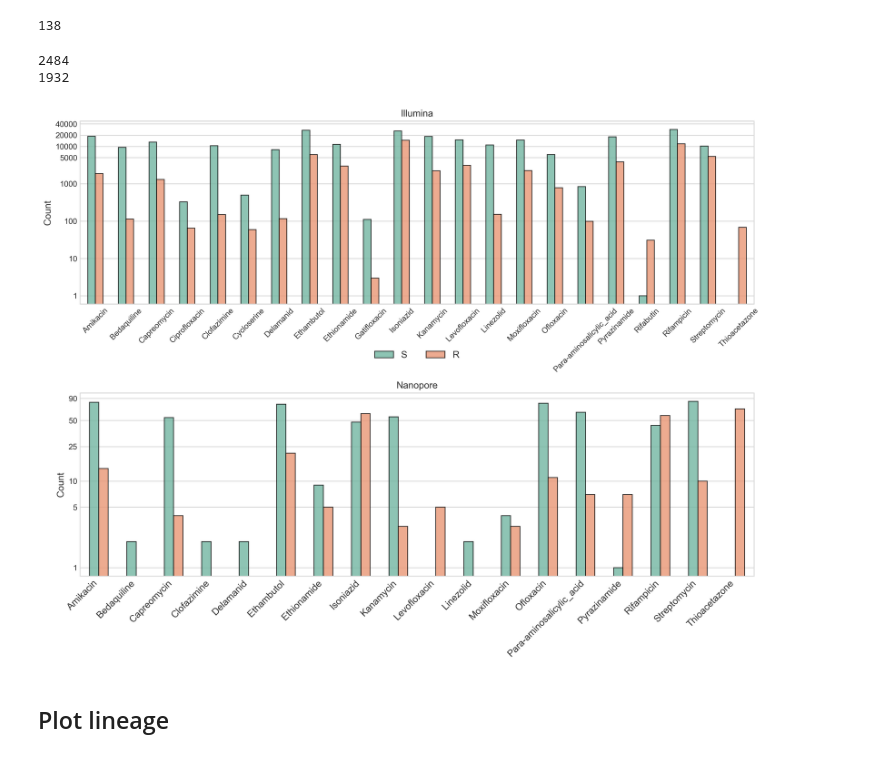
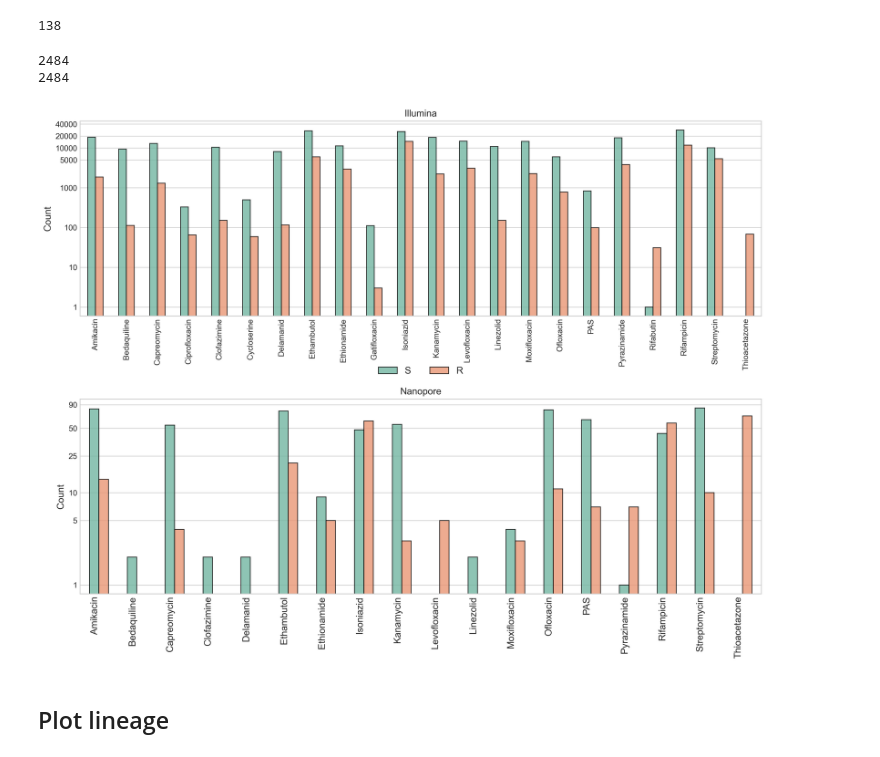
Before and after one commit to mbhall88/drprg-paper, a Jupyter notebook: workflow/notebook/plotting.ipynb, the cells around one changed output. Cells and saved outputs as stored; diff of their text form; code cells hidden in the pictures.

```diff
--- a/workflow/notebook/plotting.ipynb
+++ b/workflow/notebook/plotting.ipynb
@@ -793,11 +793,12 @@ len(pheno_df)
 44709
 # %%
 pheno_df.set_index("run", inplace=True)
+pheno_df.rename(columns={"para-aminosalicylic_acid": "PAS"}, inplace=True)
 drop_cols = {"biosample", "bioproject"}
 pheno_df = pheno_df.drop(columns=drop_cols).melt(ignore_index=False, var_name="drug", value_name="phenotype").reset_index()
 # %%
 print(len(pheno_df))
-pheno_df.query("drug in @drugs", inplace=True)
+# pheno_df.query("drug in @drugs", inplace=True)
 print(len(pheno_df))
 # %% [output]
 983598
@@ -833,55 +834,84 @@ len(ont_pheno_df)
 138
 # %%
 ont_pheno_df.set_index("run", inplace=True)
+ont_pheno_df.rename(columns={"para-aminosalicylic_acid": "PAS"}, inplace=True)
 ont_pheno_df = ont_pheno_df.drop(columns=drop_cols).melt(ignore_index=False, var_name="drug", value_name="phenotype").reset_index()
 # %%
 print(len(ont_pheno_df))
-ont_pheno_df.query("drug in @drugs", inplace=True)
+# ont_pheno_df.query("drug in @drugs", inplace=True)
 print(len(ont_pheno_df))
 # %% [output]
 2484
-1932
+2484
 # %%
 fig, axes = plt.subplots(nrows=2, dpi=300, figsize=(13, 10), sharex=False)
 fontsize = 12
-rotation = 45
+rotation = 90
 ax = axes.flatten()[0]
-data = pheno_df.dropna()
+data = pheno_df.dropna().sort_values(by="drug")
 ax.set_title("Illumina")
 counts = data.groupby(["drug", "phenotype"]).count().reset_index()
-counts["drug"] = [s.capitalize() for s in counts["drug"]]
-sns.barplot(data=counts, x="drug", y="run", hue="phenotype", ax=ax, palette=CMAP, hue_order=["S", "R"], linewidth=1, edgecolor="black", alpha=0.8, width=0.5)
+drugs = [s.capitalize() if not s.isupper() else s for s in counts["drug"]]
+counts["drug"] = drugs
+sns.barplot(
+    data=counts,
+    x="drug",
+    y="run",
+    hue="phenotype",
+    ax=ax,
+    palette=CMAP,
+    hue_order=["S", "R"],
+    order=sorted(set(drugs)),
+    linewidth=1,
+    edgecolor="black",
+    alpha=0.8,
+    width=0.5
+)
 yticks = [1, 10, 100, 1000, 5000, 10000, 20000, 40000]
 ax.set_yscale("log")
 ax.set_yticks(yticks)
 ax.set_yticklabels(yticks)
 ax.set_ylabel("Count", fontsize=fontsize)
 ax.set_xlabel("")
 legend_props = dict(
     loc="lower center",
     prop=dict(size=fontsize),
     frameon=False,
     ncol=2,
 )
 ax.legend(bbox_to_anchor=(0.5, -0.35), **legend_props)
 # _ = ax.set_xticks(ax.get_xticks(), rotation=80)
 ax.tick_params(labelrotation=rotation, axis="x")
 
 ax = axes.flatten()[1]
 data = ont_pheno_df.dropna()
 ax.set_title("Nanopore")
 counts = data.groupby(["drug", "phenotype"]).count().reset_index()
-counts["drug"] = [s.capitalize() for s in counts["drug"]]
-sns.barplot(data=counts, x="drug", y="run", hue="phenotype", ax=ax, palette=CMAP, hue_order=["S", "R"], linewidth=1, edgecolor="black", alpha=0.8, width=0.5)
+drugs = [s.capitalize() if not s.isupper() else s for s in counts["drug"]]
+counts["drug"] = drugs
+sns.barplot(
+    data=counts,
+    x="drug",
+    y="run",
+    hue="phenotype",
+    ax=ax,
+    palette=CMAP,
+    hue_order=["S", "R"],
+    order=sorted(set(drugs)),
+    linewidth=1,
+    edgecolor="black",
+    alpha=0.8,
+    width=0.5
+)
 yticks = [1, 5, 10, 25, 50, 90]
 ax.set_yscale("log")
 ax.set_yticks(yticks)
 ax.set_yticklabels(yticks)
 ax.set_ylabel("Count", fontsize=fontsize)
 ax.set_xlabel("")
 plt.xticks(rotation=rotation, ha='right', fontsize=fontsize)
 ax.get_legend().remove()
 plt.tight_layout()
 # %% [output]
-[figure, old version]
+[figure, new version]
 # %%
```
Also changed, not shown: parts of 12 cells of this notebook, 3 other files.
